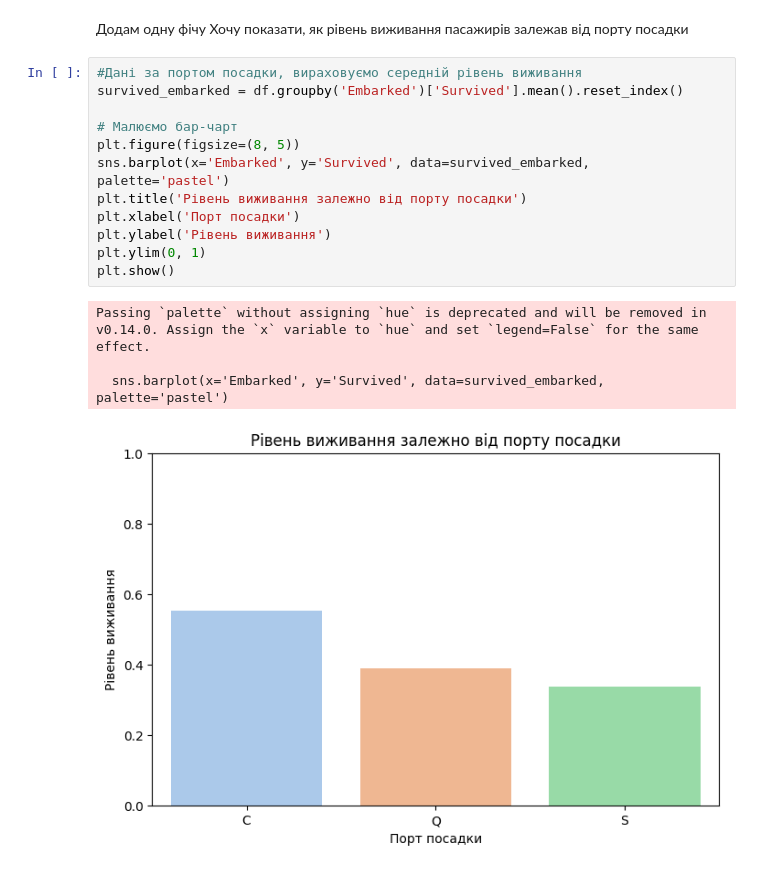
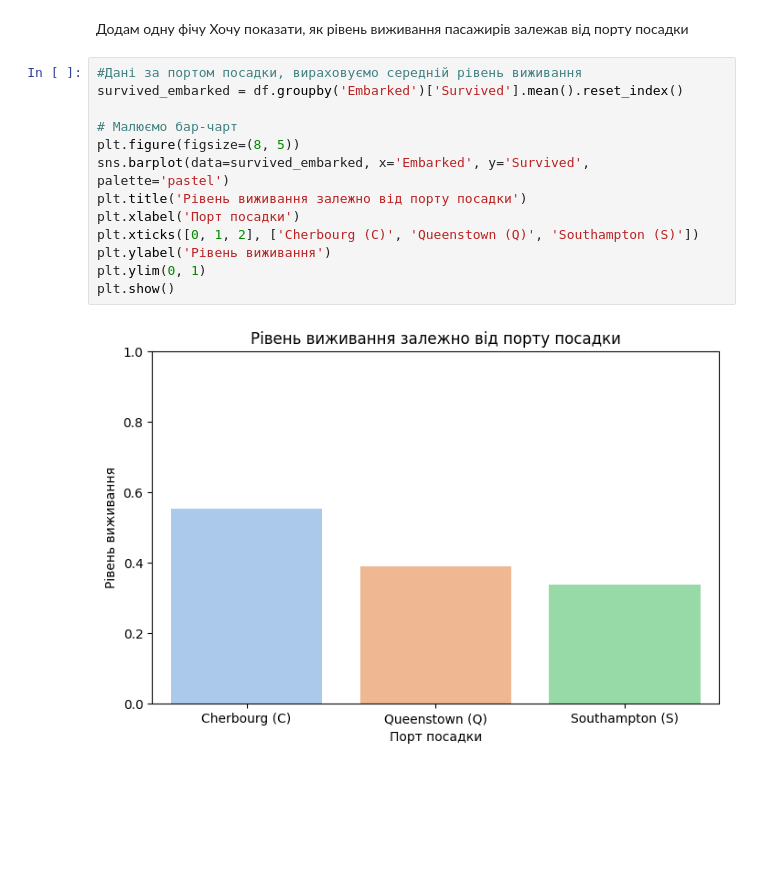
Before and after one commit to prmhm/PRACKTICK, a Jupyter notebook: practice/3/3.1 - Data Visualisation - Titanic.ipynb, the cells around one changed output. Saved outputs shown, nothing was run; the diff lists cells and outputs as text; blank space fills up the shorter version.

```diff
--- a/practice/3/3.1 - Data Visualisation - Titanic.ipynb
+++ b/practice/3/3.1 - Data Visualisation - Titanic.ipynb
@@ -69,17 +72,15 @@ sns.boxplot(
 # %%
 #Дані за портом посадки, вираховуємо середній рівень виживання
 survived_embarked = df.groupby('Embarked')['Survived'].mean().reset_index()
 
 # Малюємо бар-чарт
 plt.figure(figsize=(8, 5))
-sns.barplot(x='Embarked', y='Survived', data=survived_embarked, palette='pastel')
+sns.barplot(data=survived_embarked, x='Embarked', y='Survived', palette='pastel')
 plt.title('Рівень виживання залежно від порту посадки')
 plt.xlabel('Порт посадки')
+plt.xticks([0, 1, 2], ['Cherbourg (C)', 'Queenstown (Q)', 'Southampton (S)'])
 plt.ylabel('Рівень виживання')
 plt.ylim(0, 1)
 plt.show()
 # %% [output]
-Passing `palette` without assigning `hue` is deprecated and will be removed in v0.14.0. Assign the `x` variable to `hue` and set `legend=False` for the same effect.
-
-  sns.barplot(x='Embarked', y='Survived', data=survived_embarked, palette='pastel')
-[figure, old version]
+[figure, new version]
```
Also changed, not shown: parts of 1 cell of this notebook.
